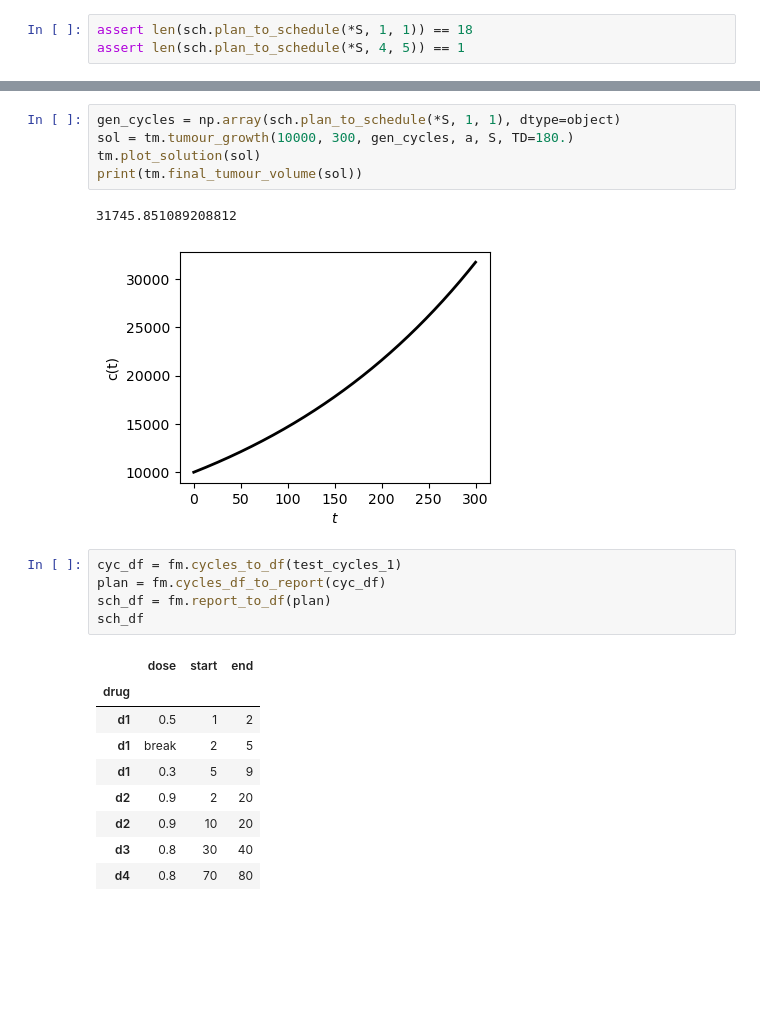
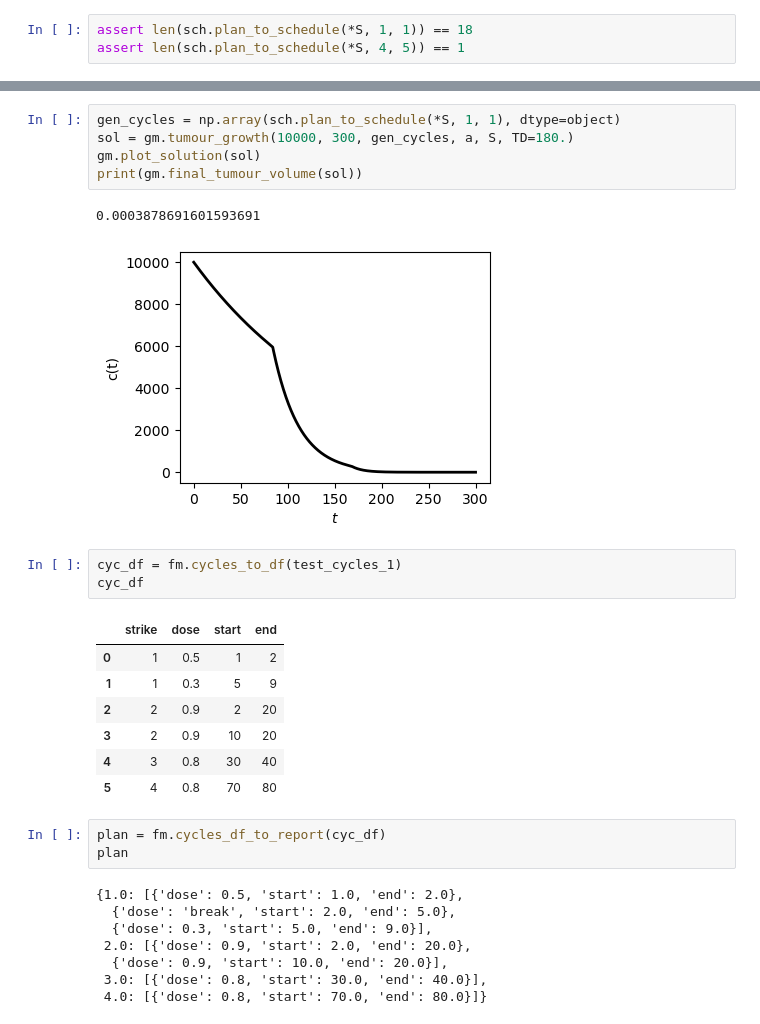
Before and after one commit to tony1747/patient-informed-decision-tool, a Jupyter notebook: test.ipynb, the cells around one changed output, grey strips where cells are left out. Drawn from its saved outputs; the diff is of its cells as text; blank space fills up the shorter version.

```diff
--- a/test.ipynb
+++ b/test.ipynb
@@ -50,23 +46,30 @@ print(tm.final_tumour_volume(sol))
 # %%
 gen_cycles = np.array(sch.plan_to_schedule(*S, 1, 1), dtype=object)
-sol = tm.tumour_growth(10000, 300, gen_cycles, a, S, TD=180.)
-tm.plot_solution(sol)
-print(tm.final_tumour_volume(sol))
+sol = gm.tumour_growth(10000, 300, gen_cycles, a, S, TD=180.)
+gm.plot_solution(sol)
+print(gm.final_tumour_volume(sol))
 # %% [output]
-31745.851089208812
+0.0003878691601593691
-[figure, old version]
+[figure, new version]
 # %%
 cyc_df = fm.cycles_to_df(test_cycles_1)
-plan = fm.cycles_df_to_report(cyc_df)
-sch_df = fm.report_to_df(plan)
-sch_df
+cyc_df
 # %% [output]
-|  | dose | start | end |
-| drug |  |  |  |
-| d1 | 0.5 | 1 | 2 |
-| d1 | break | 2 | 5 |
-| d1 | 0.3 | 5 | 9 |
-| d2 | 0.9 | 2 | 20 |
-| d2 | 0.9 | 10 | 20 |
-| d3 | 0.8 | 30 | 40 |
-| d4 | 0.8 | 70 | 80 |
+|  | strike | dose | start | end |
+| 0 | 1 | 0.5 | 1 | 2 |
+| 1 | 1 | 0.3 | 5 | 9 |
+| 2 | 2 | 0.9 | 2 | 20 |
+| 3 | 2 | 0.9 | 10 | 20 |
+| 4 | 3 | 0.8 | 30 | 40 |
+| 5 | 4 | 0.8 | 70 | 80 |
+# %%
+plan = fm.cycles_df_to_report(cyc_df)
+plan
+# %% [output]
+{1.0: [{'dose': 0.5, 'start': 1.0, 'end': 2.0},
+  {'dose': 'break', 'start': 2.0, 'end': 5.0},
+  {'dose': 0.3, 'start': 5.0, 'end': 9.0}],
+ 2.0: [{'dose': 0.9, 'start': 2.0, 'end': 20.0},
+  {'dose': 0.9, 'start': 10.0, 'end': 20.0}],
+ 3.0: [{'dose': 0.8, 'start': 30.0, 'end': 40.0}],
+ 4.0: [{'dose': 0.8, 'start': 70.0, 'end': 80.0}]}
```
Also changed, not shown: parts of 6 cells of this notebook, 7 other files.
